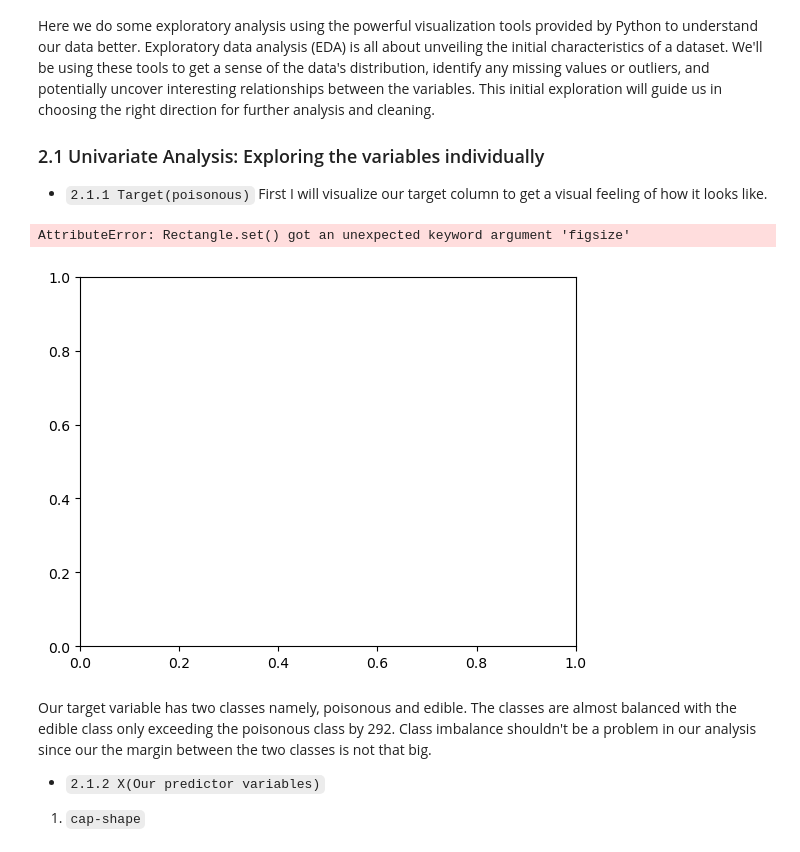
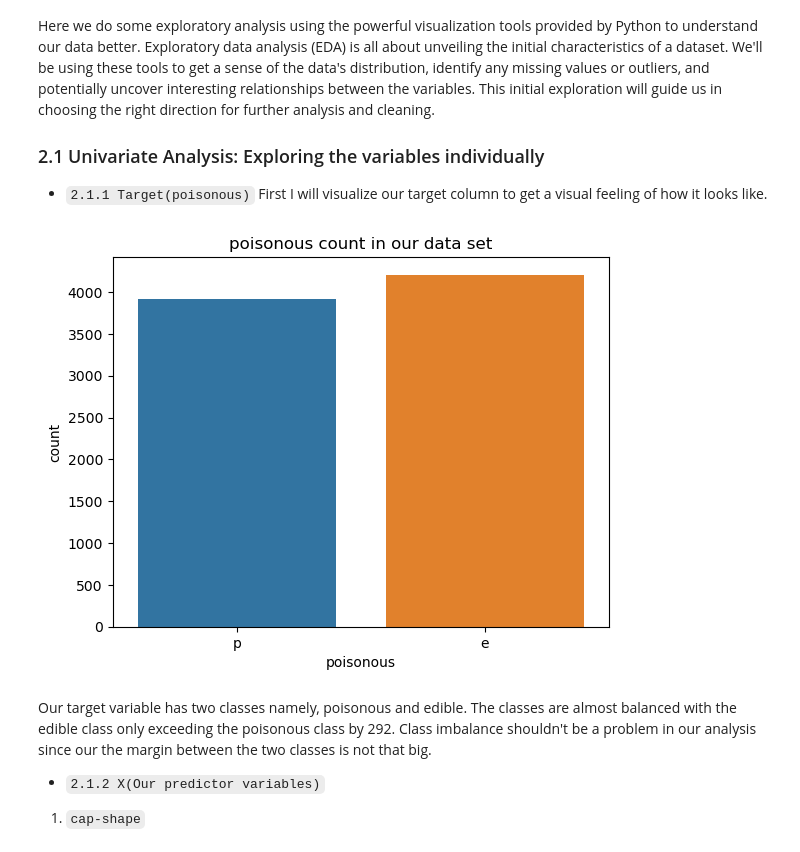
Before and after one commit to dev-ezzy/Big-Data, a Jupyter notebook: index.ipynb, the cells around one changed output. Saved outputs shown, nothing was run; the diff lists cells and outputs as text; code cells hidden in the pictures.

```diff
--- a/index.ipynb
+++ b/index.ipynb
@@ -277,14 +295,14 @@ Here we do some exploratory analysis using the powerful visualization tools prov
  First I will visualize our target column to get a visual feeling of how it looks like.
 # %%
 
-def sns_xcount(column , data, size = (10,6)):
-    sns.countplot(x = column, data = data, figsize = size)
+def sns_xcount(column , data):
+    sns.countplot(x = column, data = data)
     plt.title(f"{column} count in our data set")
     plt.show();
 
 #writting helper function to help us make y-axis countplots in our EDA process
-def sns_ycount(column , data, size = (10,6)):
-    sns.countplot(y = column, data = data, figsize = size)
+def sns_ycount(column , data):
+    sns.countplot(y = column, data = data)
     plt.title(f"{column} count in our data set")
     plt.show();
 
@@ -298,10 +316,9 @@ def multivariate_xcountplot(column, data):
     plt.xticks(rotation = 45)
     plt.legend(loc= "best")
 # %%
-sns_ycount("poisonous", y)
+sns_xcount("poisonous", y)
 # %% [output]
-AttributeError: Rectangle.set() got an unexpected keyword argument 'figsize'
-[figure, old version]
+[figure, new version]
 # %% [markdown]
 Our target variable has two classes namely, poisonous and edible. The classes are almost balanced with the edible class only exceeding the poisonous class by 292. Class imbalance shouldn't be a problem in our analysis since our the margin between the two classes is not that big.
 
```
Also changed, not shown: parts of 1 cell of this notebook.
